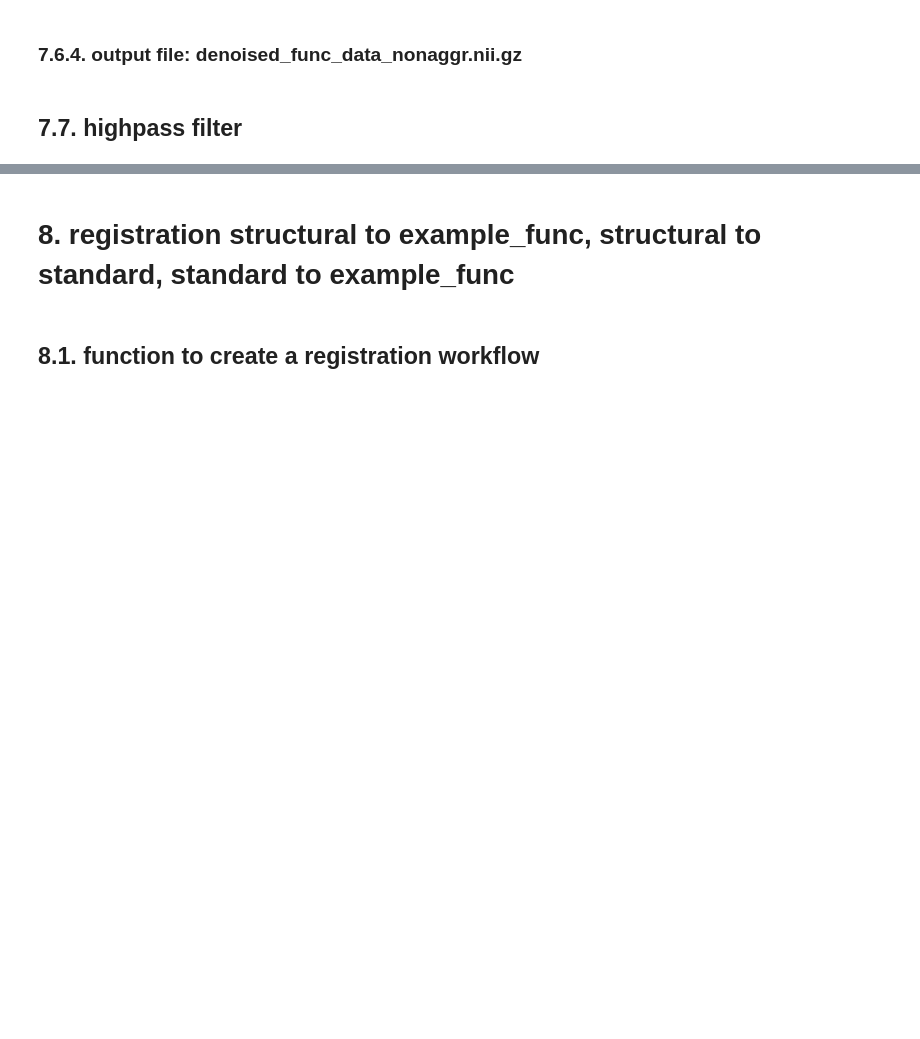
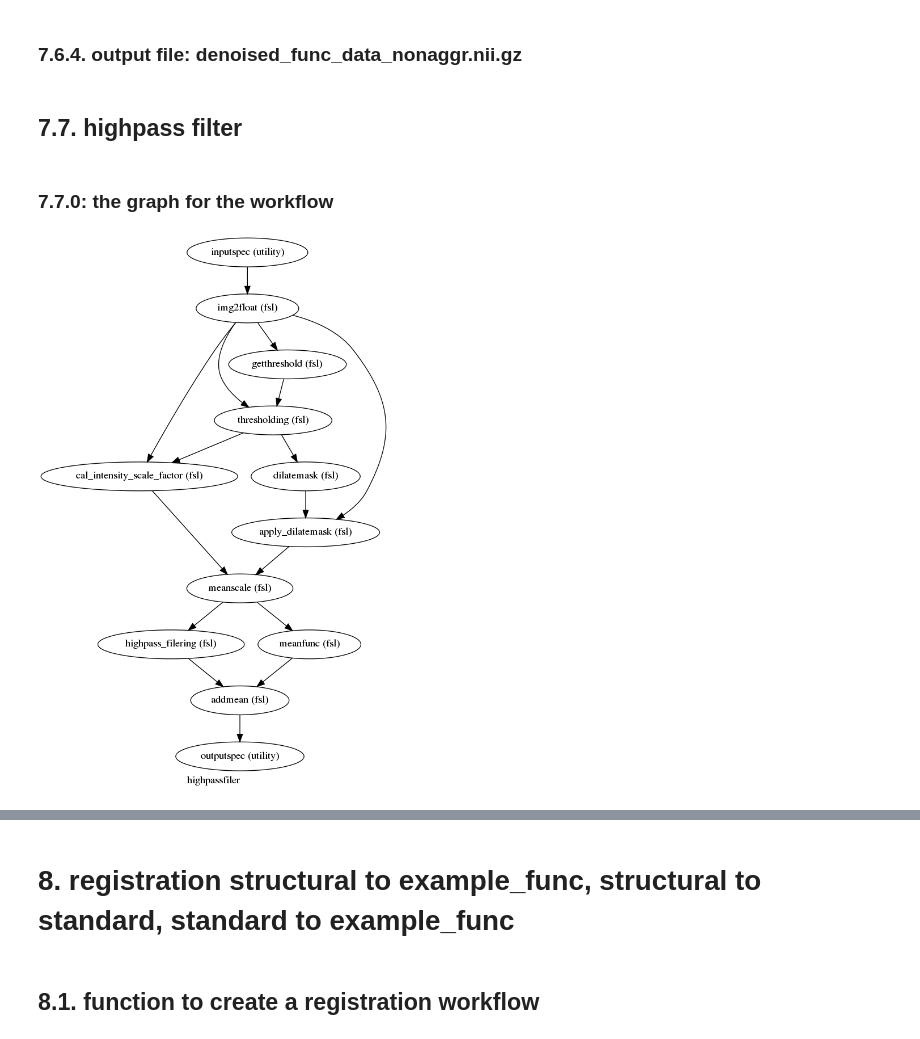
Before and after one commit to nmningmei/preprocessing_pipelines, a Jupyter notebook: FSL_vs_nipype_fsl_preprocessing.ipynb, the cells around one changed output, grey strips where cells are left out. Saved outputs shown, nothing was run; the diff lists cells and outputs as text; code cells hidden in the pictures; blank space fills up the shorter version.

```diff
--- a/FSL_vs_nipype_fsl_preprocessing.ipynb
+++ b/FSL_vs_nipype_fsl_preprocessing.ipynb
@@ -1712,3 +1787,9 @@ sample = os.path.join(parent_dir,'prefiltered_func.nii.gz') # this is what we ca
 ### 7.6.4. output file: denoised_func_data_nonaggr.nii.gz
 # %% [markdown]
 ## 7.7. highpass filter
+# %% [markdown]
+### 7.7.0: the graph for the workflow
+# %%
+Image('highpass.jpg')
+# %% [output]
+[figure, added]
```
Also changed, not shown: parts of 61 cells of this notebook.
